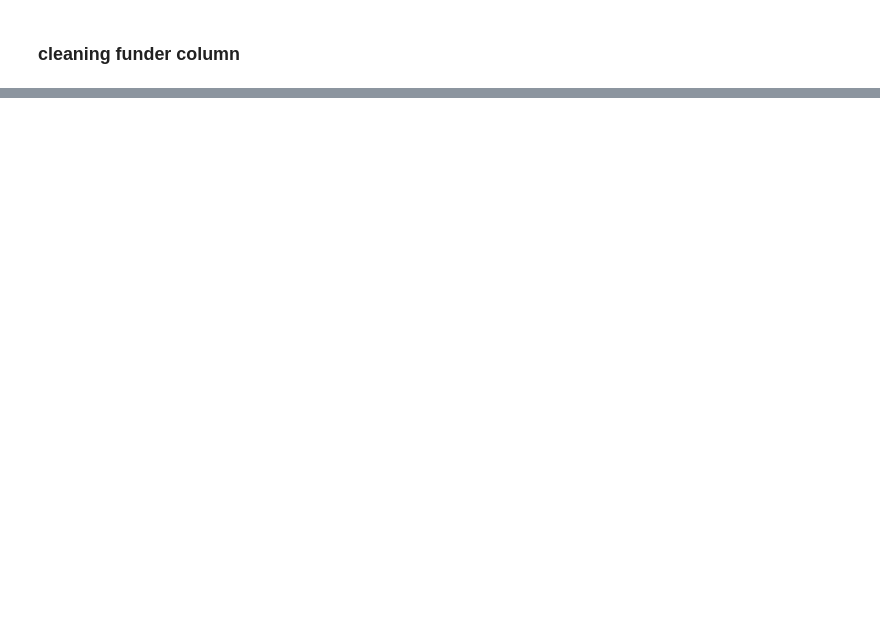
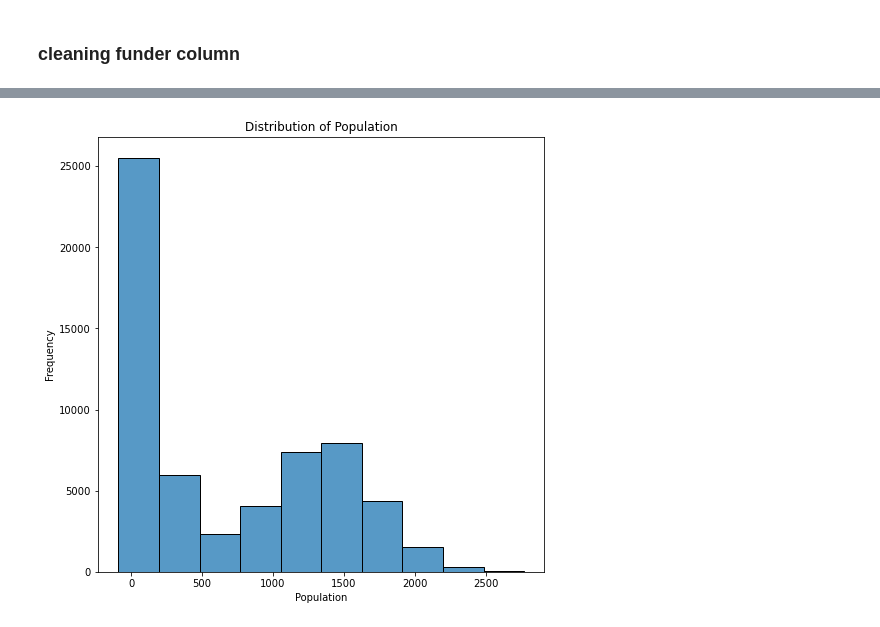
Before and after one commit to sharleneateyo/phase_3_project, a Jupyter notebook: notebook.ipynb, the cells around one changed output, grey strips where cells are left out. Cells and saved outputs as stored; diff of their text form; code cells hidden in the pictures; blank space fills up the shorter version.

```diff
--- a/notebook.ipynb
+++ b/notebook.ipynb
@@ -442,0 +1105,3 @@ dtype: int64
+# %%
+# dropping quality group
+train_df.drop("quality_group", axis= 1, inplace= True)
@@ -442,0 +1129,3 @@ dtype: int64
+# %%
+# dropping quantity column as it has simillar information
+train_df.drop("quantity_group", axis= 1, inplace= True)
@@ -442,0 +1153,3 @@ dtype: int64
+# %%
+# dropping source_type and source_class columns
+train_df.drop(["source_class", "source_type"], axis= 1, inplace= True)
@@ -442,0 +1181,3 @@ dtype: int64
+# %%
+# dropping one columns because they have simillar information
+train_df.drop("waterpoint_type_group", axis= 1, inplace= True)
@@ -442,0 +1278,10 @@ dtype: int64
+# %%
+# gps_height distribution
+plt.figure(figsize=(8,8))
+sns.histplot(train_df['gps_height'], bins= 10)
+plt.title("Distribution of Population")
+plt.xlabel("Population")
+plt.ylabel("Frequency")
+plt.show()
+# %% [output]
+[figure, added]
```
Also changed, not shown: parts of 127 cells of this notebook.
